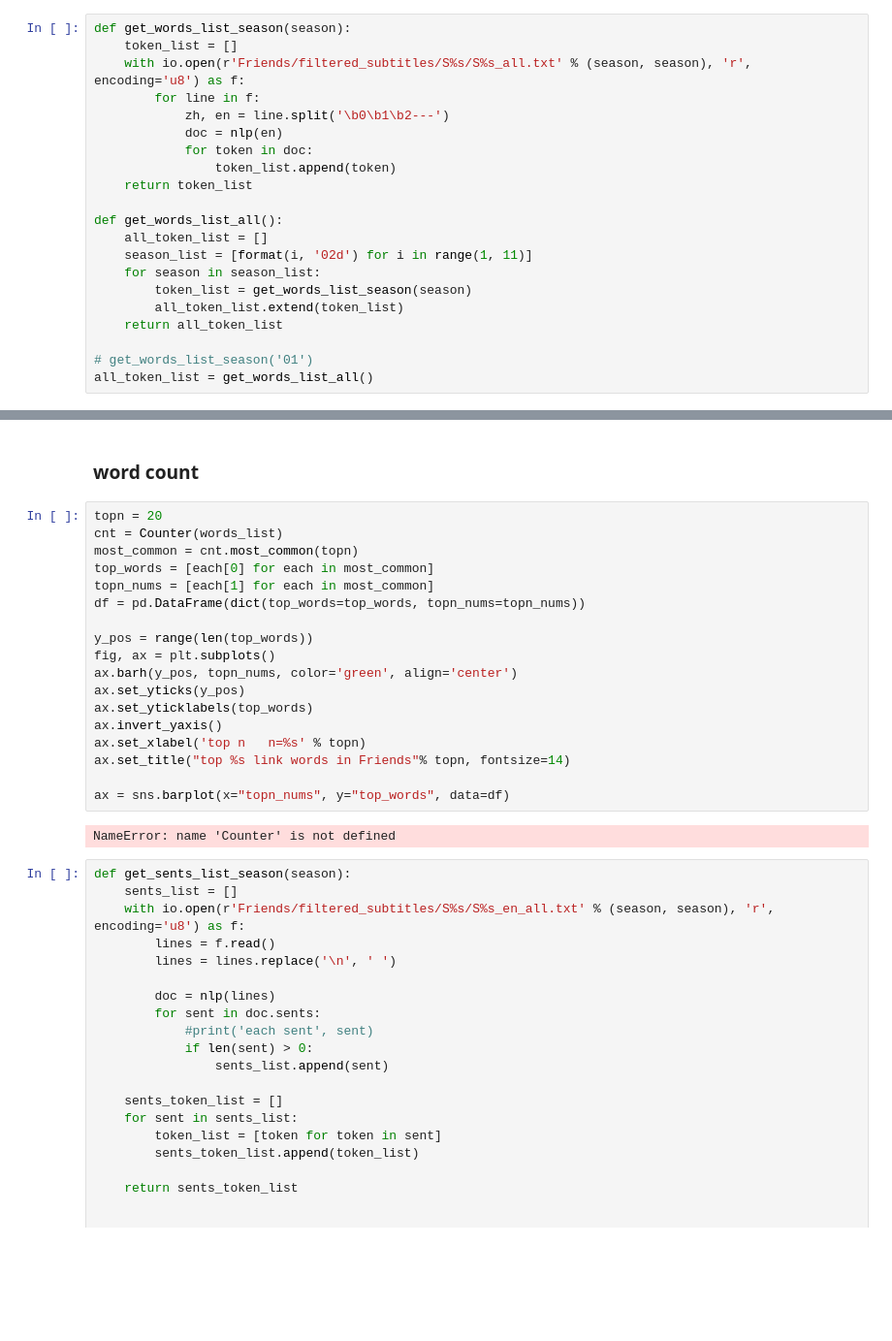
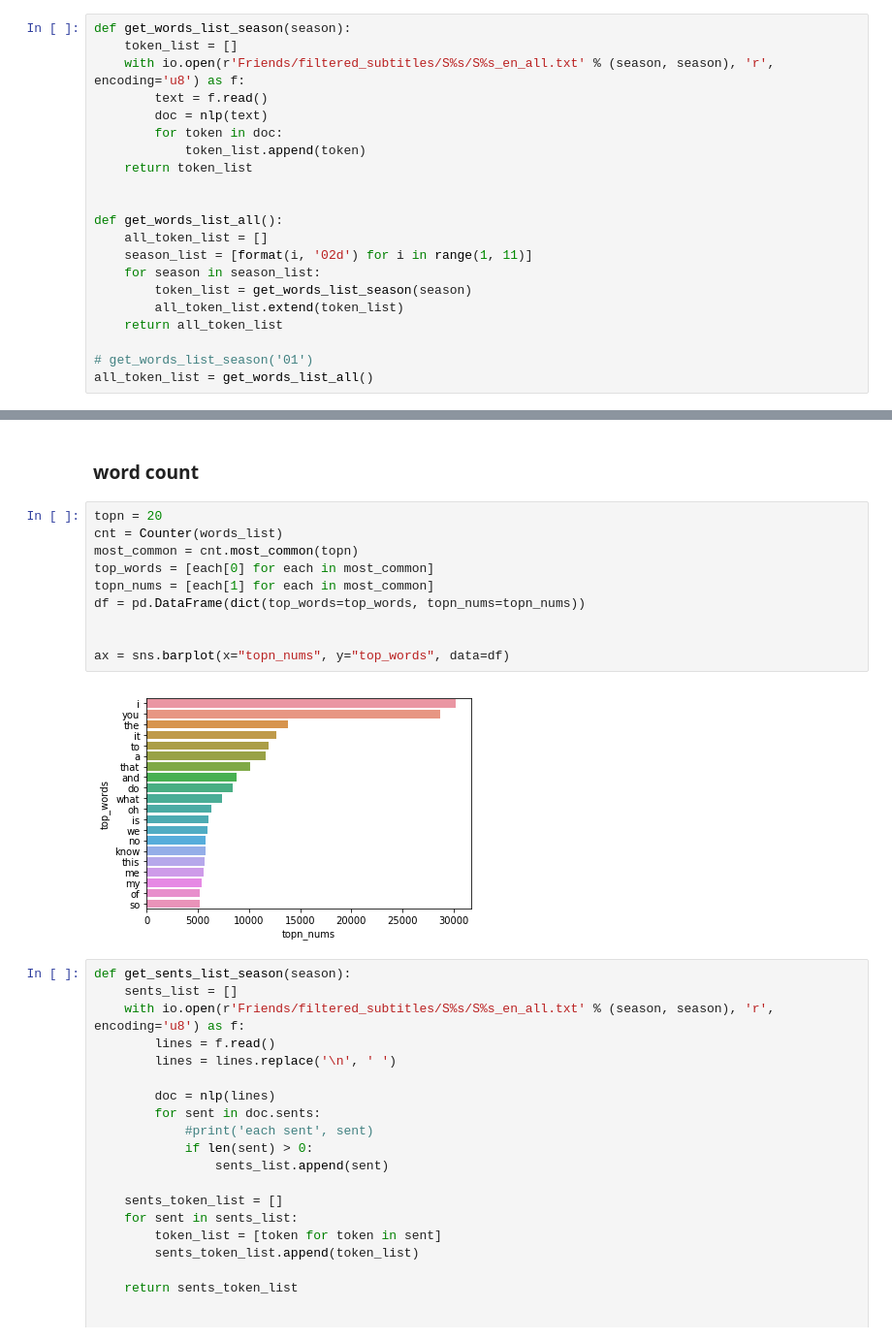
Before and after one commit to mikolaje/SubtitleAnalysis, a Jupyter notebook: Friends/data_display.ipynb, the cells around one changed output, grey strips where cells are left out. Shown at 97% size. Saved outputs shown, nothing was run; the diff lists cells and outputs as text; blank space fills up the shorter version.

```diff
--- a/Friends/data_display.ipynb
+++ b/Friends/data_display.ipynb
@@ -17,13 +17,13 @@ import matplotlib.pyplot as plt
 # %%
 def get_words_list_season(season):
     token_list = []
-    with io.open(r'Friends/filtered_subtitles/S%s/S%s_all.txt' % (season, season), 'r', encoding='u8') as f:
-        for line in f:
-            zh, en = line.split('\b0\b1\b2---')
-            doc = nlp(en)
-            for token in doc:
-                token_list.append(token)
+    with io.open(r'Friends/filtered_subtitles/S%s/S%s_en_all.txt' % (season, season), 'r', encoding='u8') as f:
+        text = f.read()
+        doc = nlp(text)
+        for token in doc:
+            token_list.append(token)
     return token_list
+
 
 def get_words_list_all():
     all_token_list = []
@@ -59,23 +59,15 @@ numbers of vocabulary in subtitle: 8796
 # %%
 topn = 20
 cnt = Counter(words_list)
 most_common = cnt.most_common(topn)
 top_words = [each[0] for each in most_common]
 topn_nums = [each[1] for each in most_common]
 df = pd.DataFrame(dict(top_words=top_words, topn_nums=topn_nums))
 
-y_pos = range(len(top_words))
-fig, ax = plt.subplots()
-ax.barh(y_pos, topn_nums, color='green', align='center')
-ax.set_yticks(y_pos)
-ax.set_yticklabels(top_words)
-ax.invert_yaxis()
-ax.set_xlabel('top n   n=%s' % topn)
-ax.set_title("top %s link words in Friends"% topn, fontsize=14)
 
 ax = sns.barplot(x="topn_nums", y="top_words", data=df)
 # %% [output]
-NameError: name 'Counter' is not defined
+[figure, added]
 # %%
 def get_sents_list_season(season):
     sents_list = []
```
Also changed, not shown: parts of 1 cell of this notebook, 3 other files.
